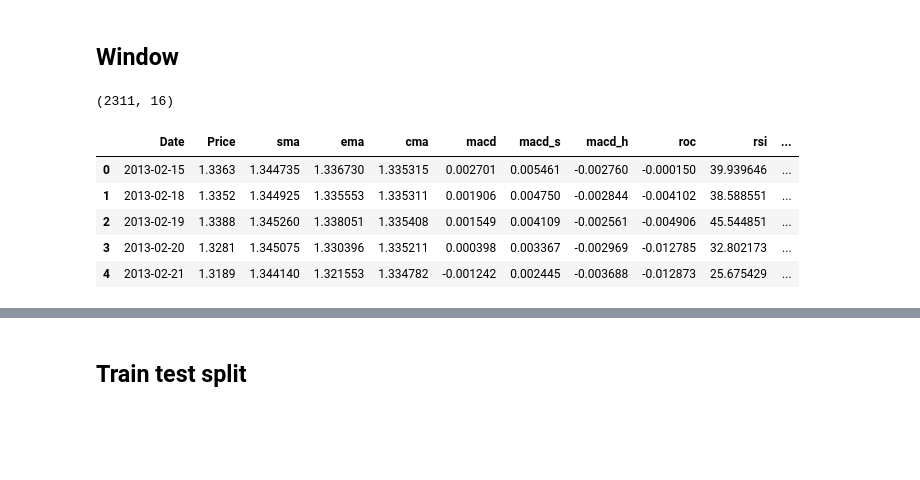
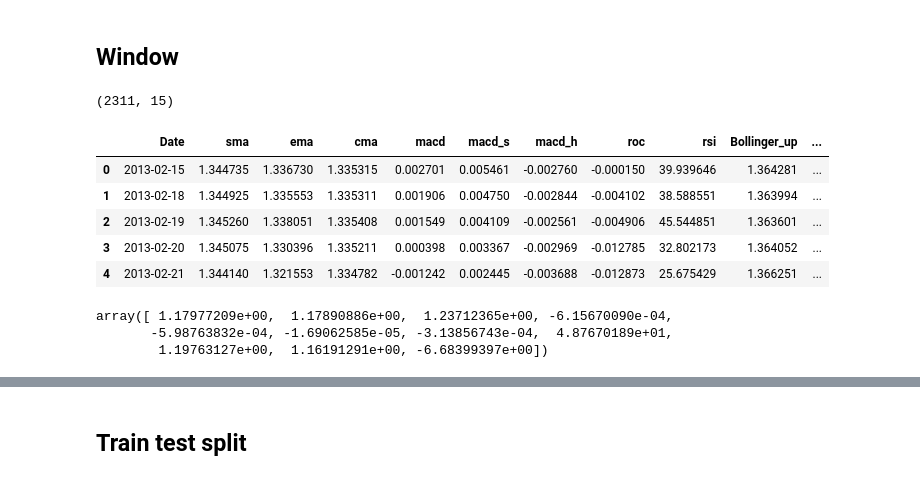
Before and after one commit to danieltwh/Open-Banking-ML, a Jupyter notebook: notebooks/signal/Baseline_Model_v1.ipynb, the cells around one changed output, grey strips where cells are left out. Drawn from its saved outputs; the diff is of its cells as text; code cells hidden in the pictures; blank space fills up the shorter version.

```diff
--- a/notebooks/signal/Baseline_Model_v1.ipynb
+++ b/notebooks/signal/Baseline_Model_v1.ipynb
@@ -42,22 +50,31 @@ df.head()
 # %%
 time = ["Date"]
 
-columns = ["Price",  "sma", "ema", "cma", "macd",	"macd_s",
+columns = [ "sma", "ema", "cma", "macd",	"macd_s",
 "macd_h", "roc", "rsi",	"Bollinger_up", "Bollinger_down", "cci"]
 
 labels = ["label", "label_3days", "label_5days"]
 
-features = df[time + columns + labels]
+features1 = df[time + columns + labels]
 
-features.shape
+features1.shape
 # %% [output]
-(2311, 16)
+(2311, 15)
 # %%
-features.head()
+features1.head()
 # %% [output]
-|  | Date | Price | sma | ema | cma | macd | macd_s | macd_h | roc | rsi | ... |
-| 0 | 2013-02-15 | 1.3363 | 1.344735 | 1.336730 | 1.335315 | 0.002701 | 0.005461 | -0.002760 | -0.000150 | 39.939646 | ... |
-| 1 | 2013-02-18 | 1.3352 | 1.344925 | 1.335553 | 1.335311 | 0.001906 | 0.004750 | -0.002844 | -0.004102 | 38.588551 | ... |
-| 2 | 2013-02-19 | 1.3388 | 1.345260 | 1.338051 | 1.335408 | 0.001549 | 0.004109 | -0.002561 | -0.004906 | 45.544851 | ... |
-| 3 | 2013-02-20 | 1.3281 | 1.345075 | 1.330396 | 1.335211 | 0.000398 | 0.003367 | -0.002969 | -0.012785 | 32.802173 | ... |
-| 4 | 2013-02-21 | 1.3189 | 1.344140 | 1.321553 | 1.334782 | -0.001242 | 0.002445 | -0.003688 | -0.012873 | 25.675429 | ... |
+|  | Date | sma | ema | cma | macd | macd_s | macd_h | roc | rsi | Bollinger_up | ... |
+| 0 | 2013-02-15 | 1.344735 | 1.336730 | 1.335315 | 0.002701 | 0.005461 | -0.002760 | -0.000150 | 39.939646 | 1.364281 | ... |
+| 1 | 2013-02-18 | 1.344925 | 1.335553 | 1.335311 | 0.001906 | 0.004750 | -0.002844 | -0.004102 | 38.588551 | 1.363994 | ... |
+| 2 | 2013-02-19 | 1.345260 | 1.338051 | 1.335408 | 0.001549 | 0.004109 | -0.002561 | -0.004906 | 45.544851 | 1.363601 | ... |
+| 3 | 2013-02-20 | 1.345075 | 1.330396 | 1.335211 | 0.000398 | 0.003367 | -0.002969 | -0.012785 | 32.802173 | 1.364052 | ... |
+| 4 | 2013-02-21 | 1.344140 | 1.321553 | 1.334782 | -0.001242 | 0.002445 | -0.003688 | -0.012873 | 25.675429 | 1.366251 | ... |
+# %%
+# Standard Scaler
+standard_scaler = StandardScaler()
+standard_scaler.fit(features1.drop(time + labels, axis=1))
+standard_scaler.mean_
+# %% [output]
+array([ 1.17977209e+00,  1.17890886e+00,  1.23712365e+00, -6.15670090e-04,
+       -5.98763832e-04, -1.69062585e-05, -3.13856743e-04,  4.87670189e+01,
+        1.19763127e+00,  1.16191291e+00, -6.68399397e+00])
```
Also changed, not shown: parts of 31 cells of this notebook, 2 other files.
